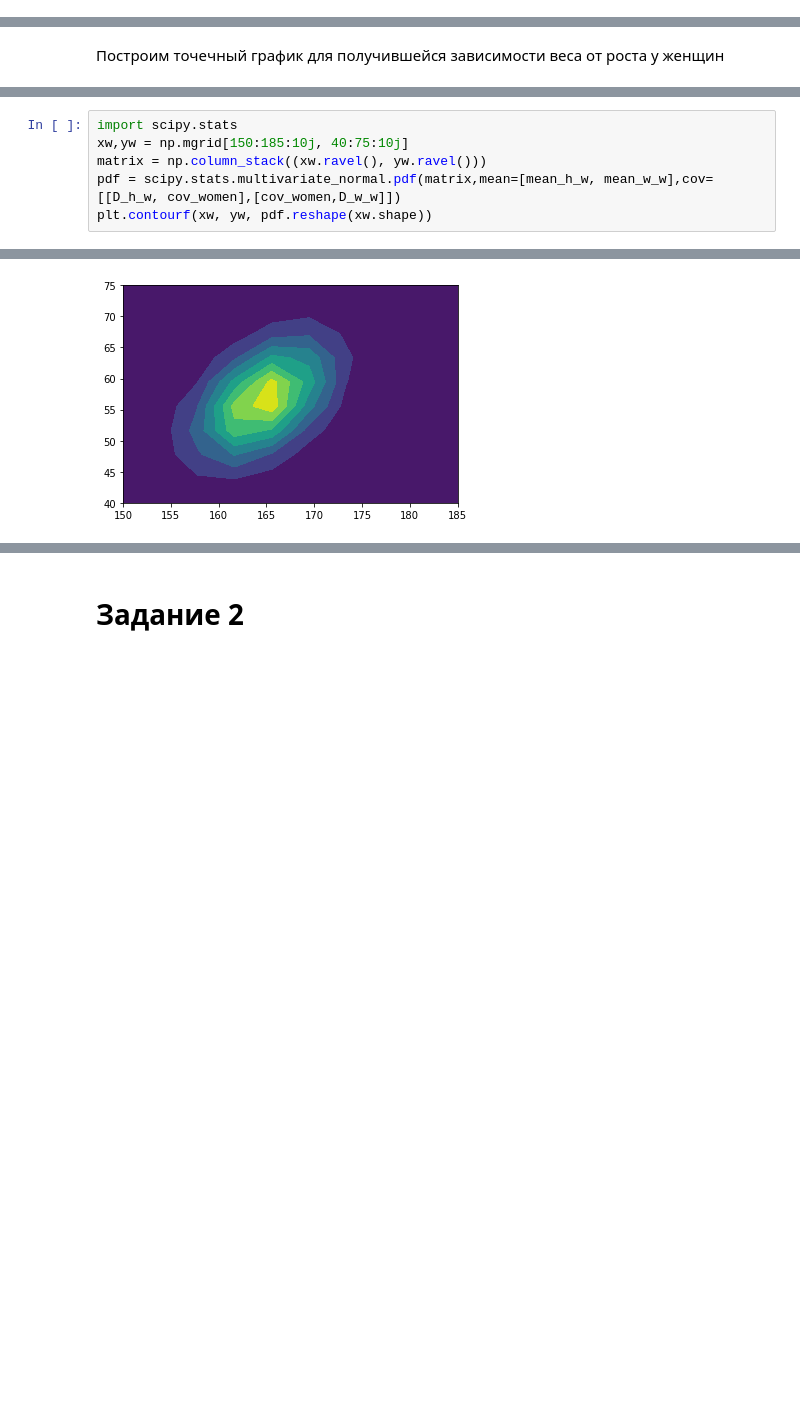
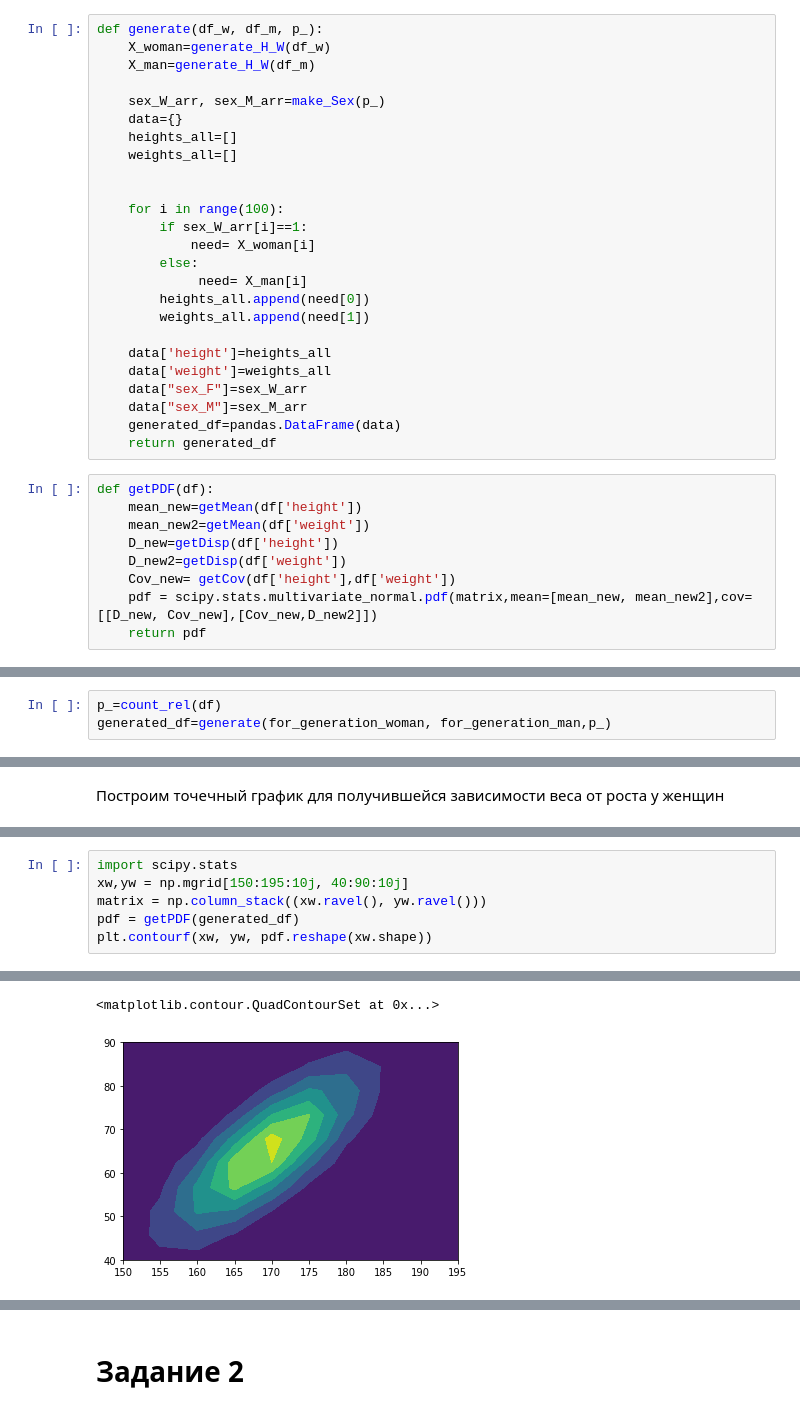
Before and after one commit to stasykrylova/LR_second, a Jupyter notebook: LR2_Beautiful.ipynb, the cells around one changed output, grey strips where cells are left out. Drawn from its saved outputs; the diff is of its cells as text; blank space fills up the shorter version.

```diff
--- a/LR2_Beautiful.ipynb
+++ b/LR2_Beautiful.ipynb
@@ -247,3 +264,37 @@ ___________________________________________________________________________
+# %%
+def generate(df_w, df_m, p_):
+    X_woman=generate_H_W(df_w)
+    X_man=generate_H_W(df_m)
+
+    sex_W_arr, sex_M_arr=make_Sex(p_)
+    data={}
+    heights_all=[]
+    weights_all=[]
+
+
+    for i in range(100):
+        if sex_W_arr[i]==1:
+            need= X_woman[i]
+        else:
+             need= X_man[i]
+        heights_all.append(need[0])
+        weights_all.append(need[1])
+
+    data['height']=heights_all
+    data['weight']=weights_all
+    data["sex_F"]=sex_W_arr
+    data["sex_M"]=sex_M_arr
+    generated_df=pandas.DataFrame(data)
+    return generated_df
+# %%
+def getPDF(df):
+    mean_new=getMean(df['height'])
+    mean_new2=getMean(df['weight'])
+    D_new=getDisp(df['height'])
+    D_new2=getDisp(df['weight'])
+    Cov_new= getCov(df['height'],df['weight'])
+    pdf = scipy.stats.multivariate_normal.pdf(matrix,mean=[mean_new, mean_new2],cov=[[D_new, Cov_new],[Cov_new,D_new2]])
+    return pdf
 # %% [markdown]
 Разбиваем датасет на М и Ж, чтобы генерировать данные в дальнейшем в зависимости от пола
 # %%
@@ -360,0 +320,3 @@ generated_df=pandas.DataFrame(data)
+# %%
+p_=count_rel(df)
+generated_df=generate(for_generation_woman, for_generation_man,p_)
@@ -395,7 +368,7 @@ plt.scatter(gen_woman['height'],gen_woman["weight"])
 # %%
 import scipy.stats
-xw,yw = np.mgrid[150:185:10j, 40:75:10j]
+xw,yw = np.mgrid[150:195:10j, 40:90:10j]
 matrix = np.column_stack((xw.ravel(), yw.ravel()))
-pdf = scipy.stats.multivariate_normal.pdf(matrix,mean=[mean_h_w, mean_w_w],cov=[[D_h_w, cov_women],[cov_women,D_w_w]])
+pdf = getPDF(generated_df)
 plt.contourf(xw, yw, pdf.reshape(xw.shape))
 # %% [output]
@@ -403 +380,2 @@ plt.contourf(xw, yw, pdf.reshape(xw.shape))
+<matplotlib.contour.QuadContourSet at 0x...>
-[figure, old version]
+[figure, new version]
```
Also changed, not shown: parts of 46 cells of this notebook.
